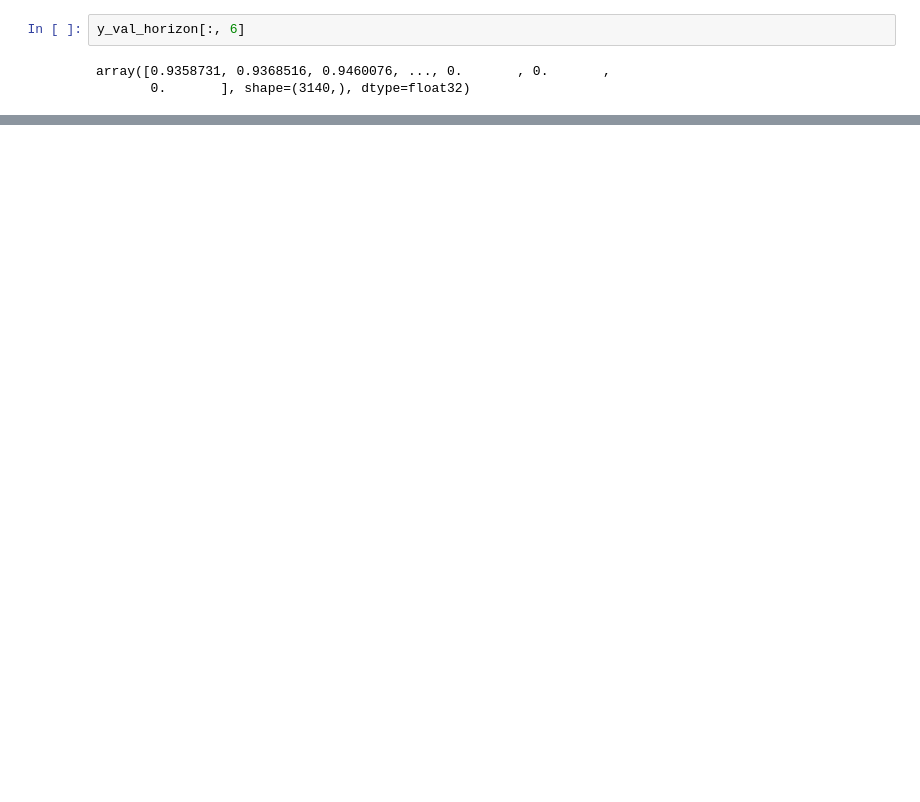
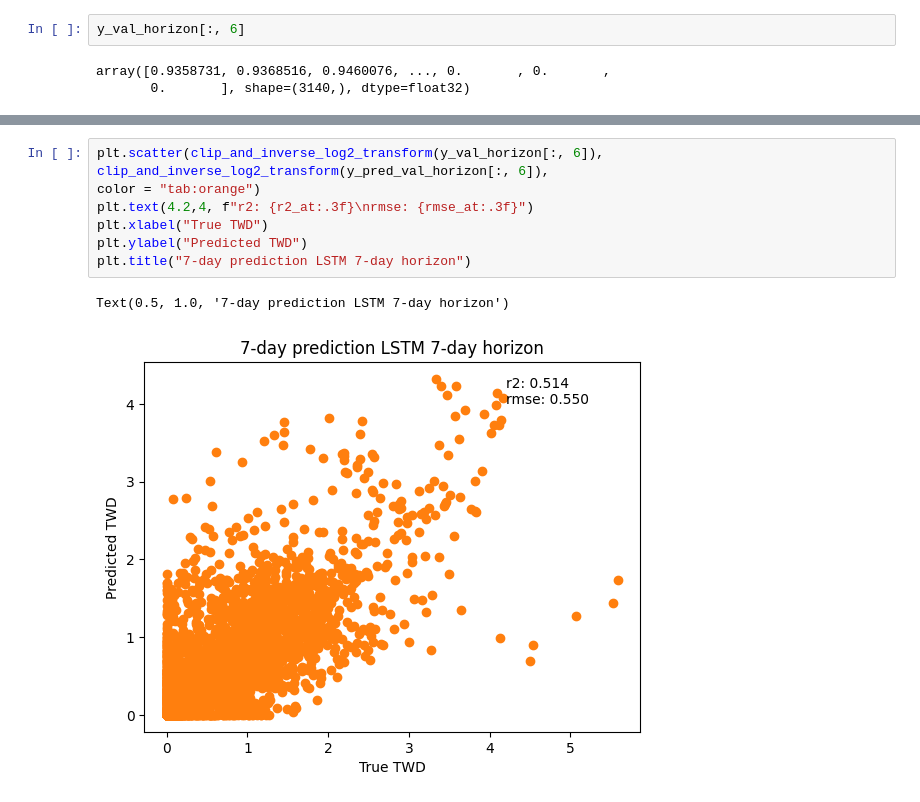
Before and after one commit to PinaColadast/eth-capstone-treewater-deficit, a Jupyter notebook: 03_RNN_small_models_horizon.ipynb, the cells around one changed output, grey strips where cells are left out. Saved outputs shown, nothing was run; the diff lists cells and outputs as text; blank space fills up the shorter version.

```diff
--- a/03_RNN_small_models_horizon.ipynb
+++ b/03_RNN_small_models_horizon.ipynb
@@ -600,0 +727,10 @@ r2: 0.5074546337127686
+# %%
+plt.scatter(clip_and_inverse_log2_transform(y_val_horizon[:, 6]), clip_and_inverse_log2_transform(y_pred_val_horizon[:, 6]),
+color = "tab:orange")
+plt.text(4.2,4, f"r2: {r2_at:.3f}\nrmse: {rmse_at:.3f}")
+plt.xlabel("True TWD")
+plt.ylabel("Predicted TWD")
+plt.title("7-day prediction LSTM 7-day horizon")
+# %% [output]
+Text(0.5, 1.0, '7-day prediction LSTM 7-day horizon')
+[figure, added]
```
Also changed, not shown: parts of 11 cells of this notebook.
